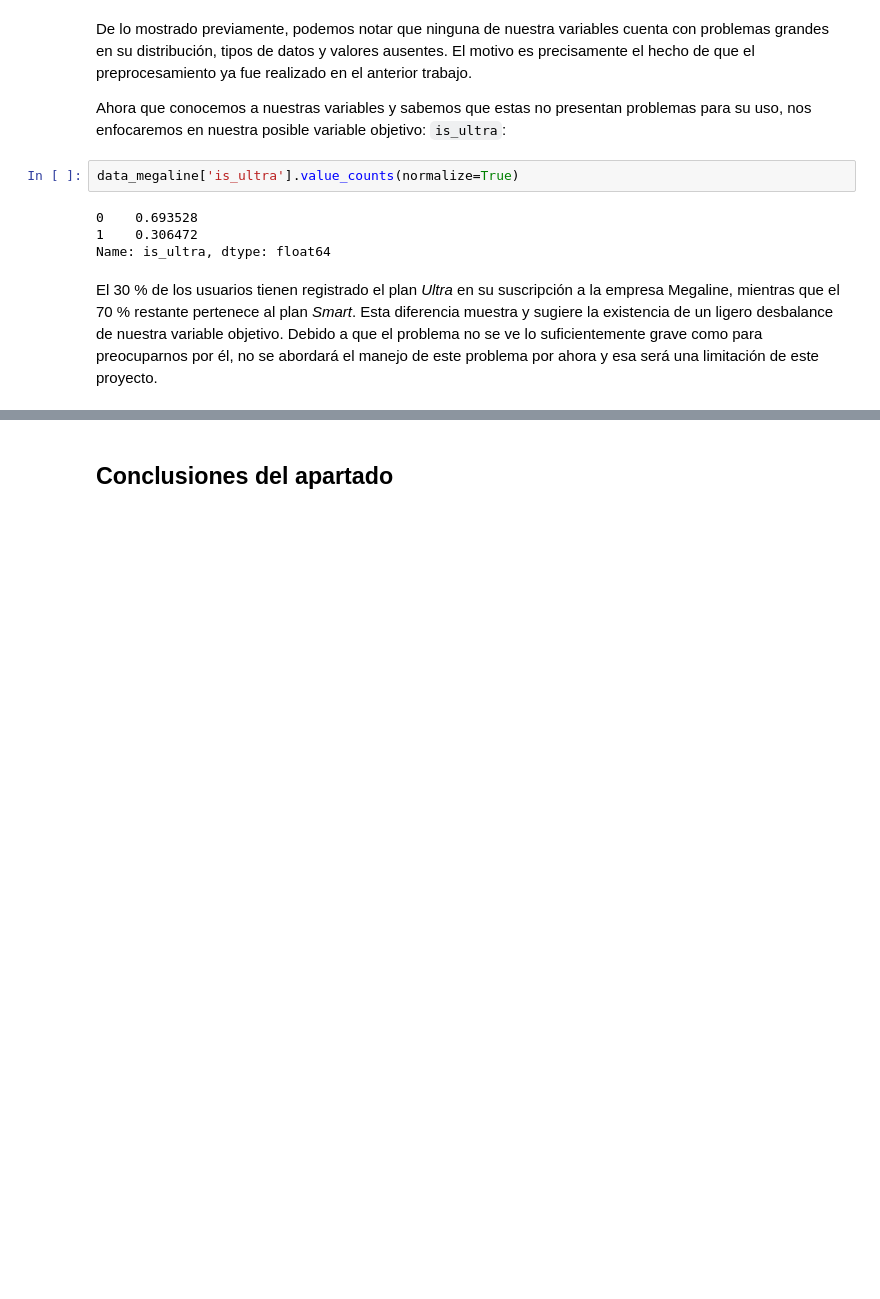
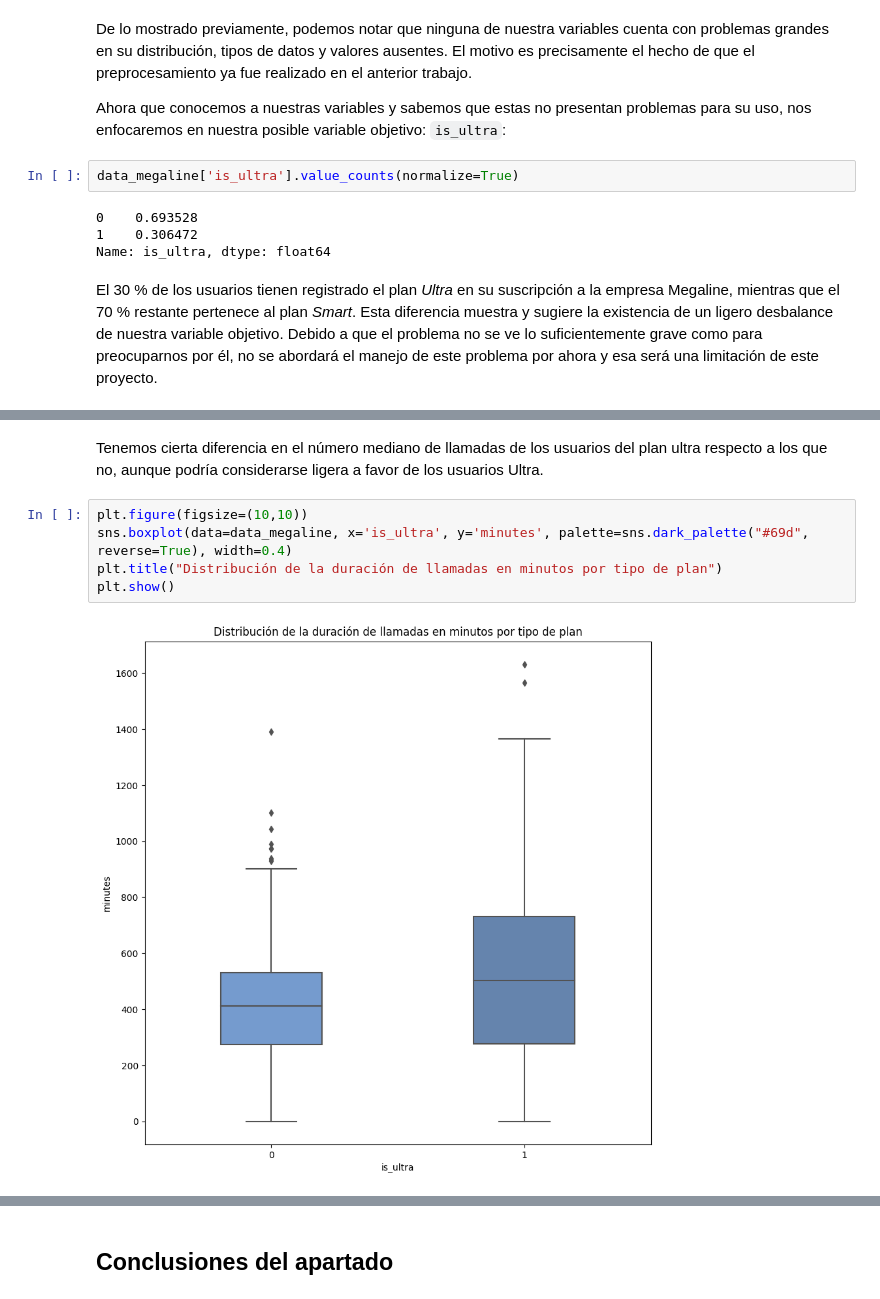
Before and after one commit to ChristianMartinezCaceres/Practicum-portfolio, a Jupyter notebook: 07_phone_plans_ml_model/phone_plans_ml_model_notebook.ipynb, the cells around one changed output, grey strips where cells are left out. Cells and saved outputs as stored; diff of their text form; blank space fills up the shorter version.

```diff
--- a/07_phone_plans_ml_model/phone_plans_ml_model_notebook.ipynb
+++ b/07_phone_plans_ml_model/phone_plans_ml_model_notebook.ipynb
@@ -138,0 +156,9 @@ El 30 % de los usuarios tienen registrado el plan *Ultra* en su suscripción a l
+# %% [markdown]
+Tenemos cierta diferencia en el número mediano de llamadas de los usuarios del plan ultra respecto a los que no, aunque podría considerarse ligera a favor de los usuarios Ultra.
+# %%
+plt.figure(figsize=(10,10))
+sns.boxplot(data=data_megaline, x='is_ultra', y='minutes', palette=sns.dark_palette("#69d", reverse=True), width=0.4)
+plt.title("Distribución de la duración de llamadas en minutos por tipo de plan")
+plt.show()
+# %% [output]
+[figure, added]
```
Also changed, not shown: parts of 13 cells of this notebook.
